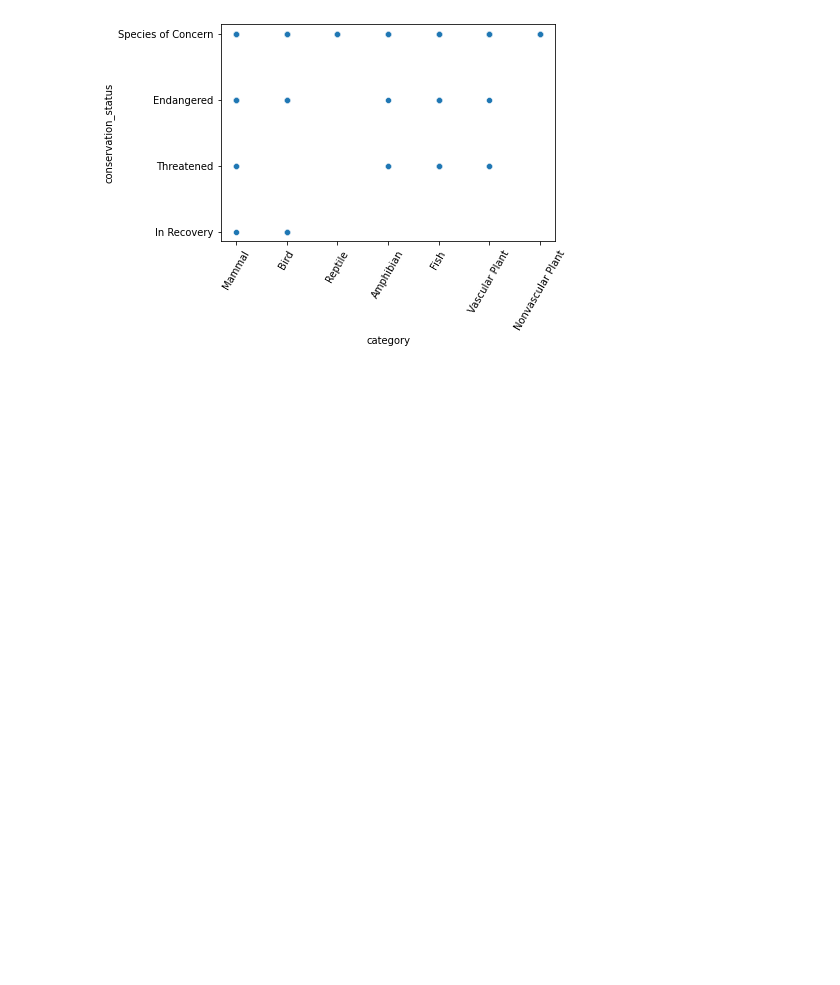
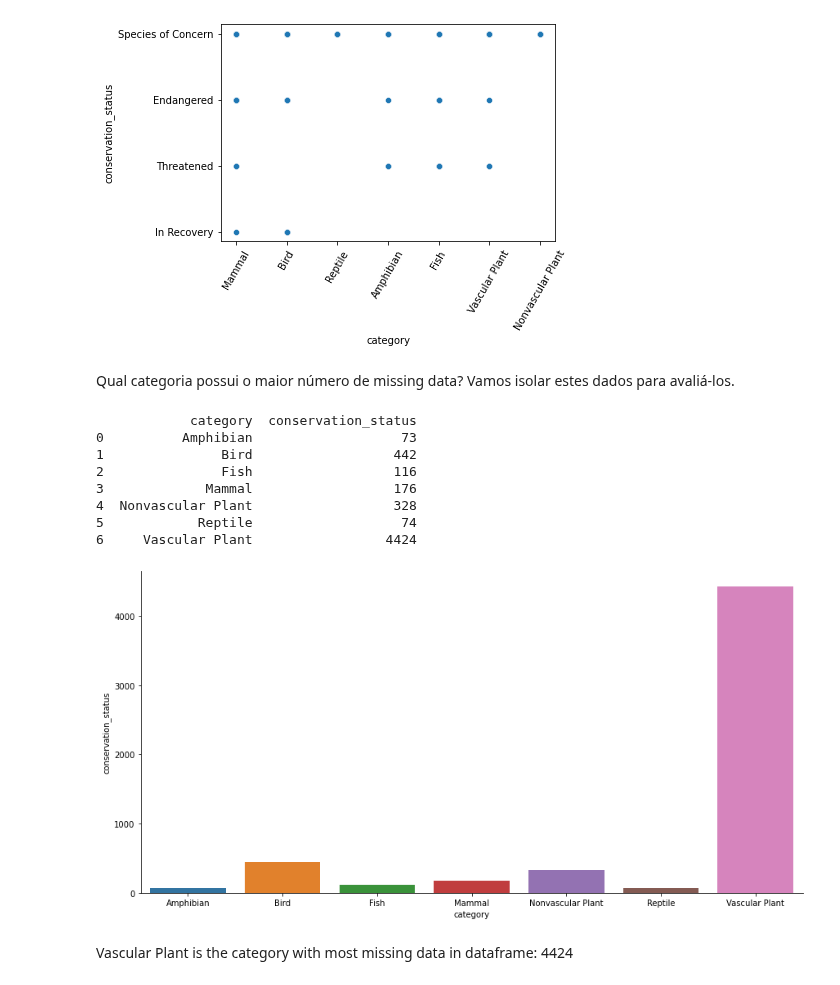
Before and after one commit to cacaprog/Exercises, a Jupyter notebook: Biodiversity/biodiversity.ipynb, the cells around one changed output. Drawn from its saved outputs; the diff is of its cells as text; code cells hidden in the pictures; blank space fills up the shorter version.

Commit message:
Investigando Missing Data em um dos dfs

```diff
--- a/Biodiversity/biodiversity.ipynb
+++ b/Biodiversity/biodiversity.ipynb
@@ -164,3 +164,29 @@ plt.xticks(rotation=60, fontsize=10)
 plt.show()
 # %% [output]
 [figure]
+# %% [markdown]
+Qual categoria possui o maior número de missing data?
+Vamos isolar estes dados para avaliá-los.
+# %%
+#missing data analysis
+md_species = df_species[["conservation_status"]].isnull().groupby(df_species["category"]).sum().reset_index()
+print(md_species)
+
+A = sns.catplot(data=md_species,
+kind="bar",
+x="category", y="conservation_status",
+aspect=2,
+height=6
+)
+# %% [output]
+            category  conservation_status
+0          Amphibian                   73
+1               Bird                  442
+2               Fish                  116
+3             Mammal                  176
+4  Nonvascular Plant                  328
+5            Reptile                   74
+6     Vascular Plant                 4424
+[figure, added]
+# %% [markdown]
+Vascular Plant is the category with most missing data in dataframe: 4424
```
Also changed, not shown: parts of 2 cells of this notebook.
